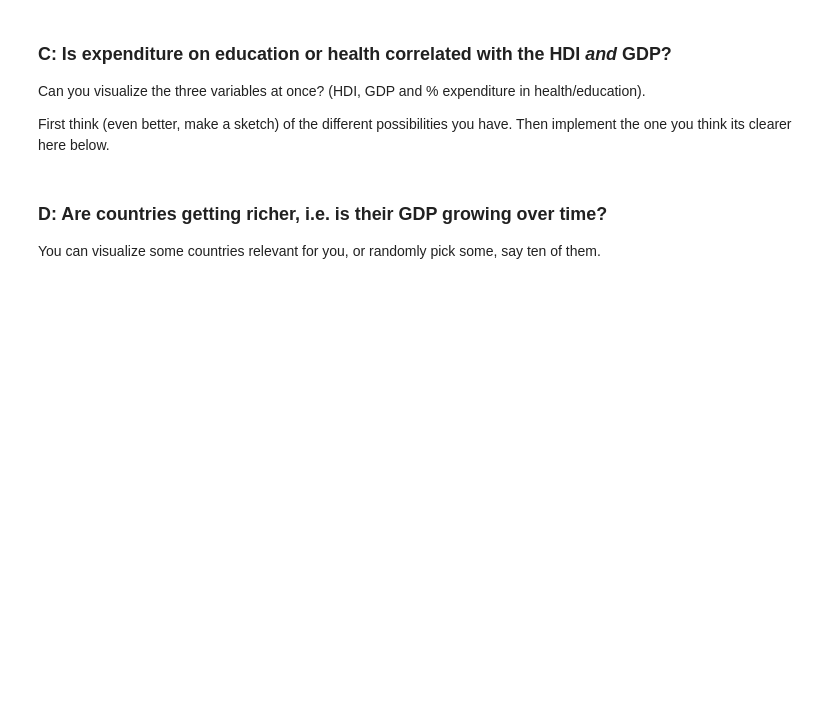
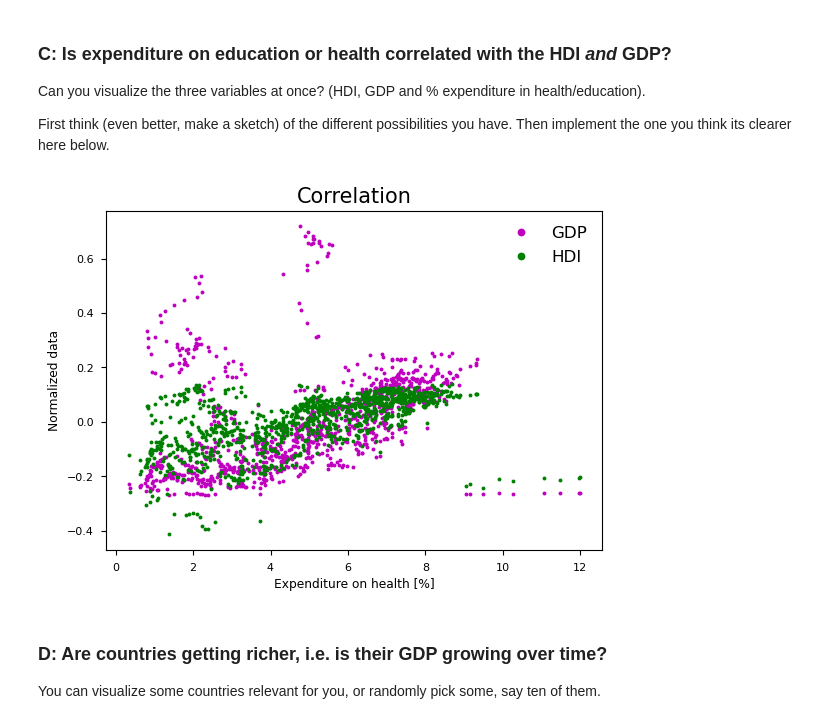
Before and after one commit to ASPP/2023-heraklion-dataviz, a Jupyter notebook: exercise-2.ipynb, the cells around one changed output. Drawn from its saved outputs; the diff is of its cells as text; code cells hidden in the pictures; blank space fills up the shorter version.

```diff
--- a/exercise-2.ipynb
+++ b/exercise-2.ipynb
@@ -90,6 +90,24 @@ df[df['Country']=='Italy']
 Can you visualize the three variables at once? (HDI, GDP and % expenditure in health/education).
 
 First think (even better, make a sketch) of the different possibilities you have. Then implement the one you think its clearer here below.
+# %%
+import matplotlib.pyplot as plt
+
+gdp = df['GDP per capita'].values
+gdp = (gdp - np.mean(gdp)) / max(gdp)
+hdi = df['HDI'].values
+hdi = (hdi - np.mean(hdi)) / max(hdi)
+health = df['Expenditure on health'].values
+
+with plt.style.context('seaborn-paper'):
+    plt.plot(health, gdp, "m.", label="GDP")
+    plt.plot(health, hdi, "g.", label="HDI")
+    plt.xlabel("Expenditure on health [%]")
+    plt.ylabel("Normalized data")
+    plt.title("Correlation", fontsize=15)
+    plt.legend(fontsize="12", frameon=False, markerscale=2)
+# %% [output]
+[figure, added]
 # %% [markdown]
 ### D: Are countries getting richer, i.e. is their GDP growing over time?
 
```
